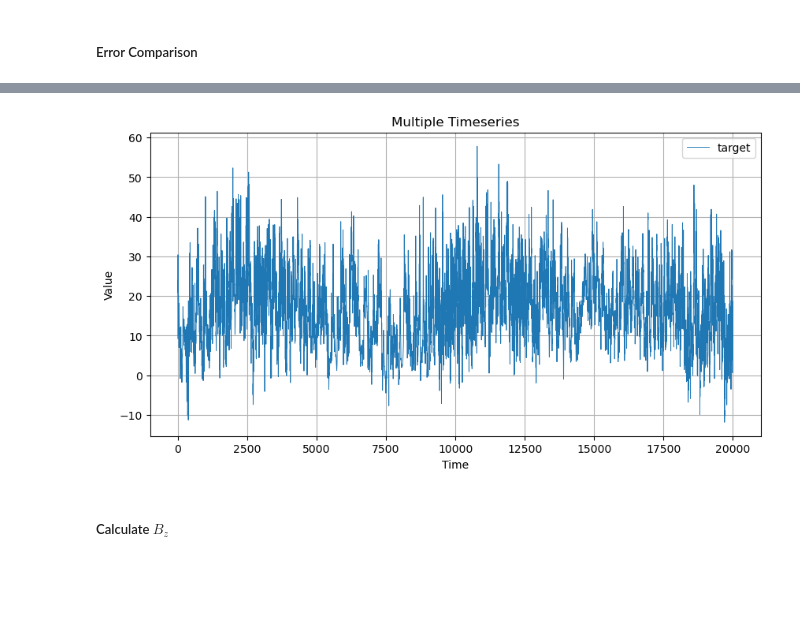
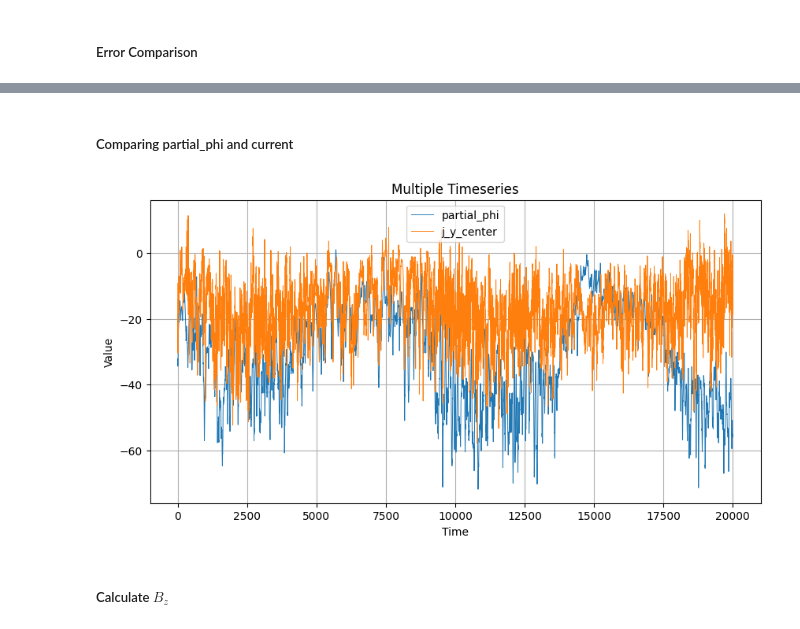
Before and after one commit to MichaelSkowronek/potential_probe_velocity_measuring, a Jupyter notebook: notebooks/measurement_x15_y0_z0_ha300.ipynb, the cells around one changed output, grey strips where cells are left out. Saved outputs shown, nothing was run; the diff lists cells and outputs as text; code cells hidden in the pictures; blank space fills up the shorter version.

```diff
--- a/notebooks/measurement_x15_y0_z0_ha300.ipynb
+++ b/notebooks/measurement_x15_y0_z0_ha300.ipynb
@@ -236,15 +312,19 @@ median(no_current) = -16.431074484891884
+# %% [markdown]
+##### Comparing partial_phi and current
 # %%
 plot_timeseries(
     [
-        j_y_center / sigma,
+        partial_phi,
+        j_y_center,
         ],
     labels=[
-        "target",
+        "partial_phi",
+        "j_y_center",
         ],
     linewidth=0.7,
     )
 # %% [output]
-[figure, old version]
+[figure, new version]
 # %% [markdown]
 ##### Calculate $B_z$
 # %%
```
Also changed, not shown: parts of 9 cells of this notebook, 3 other files.
